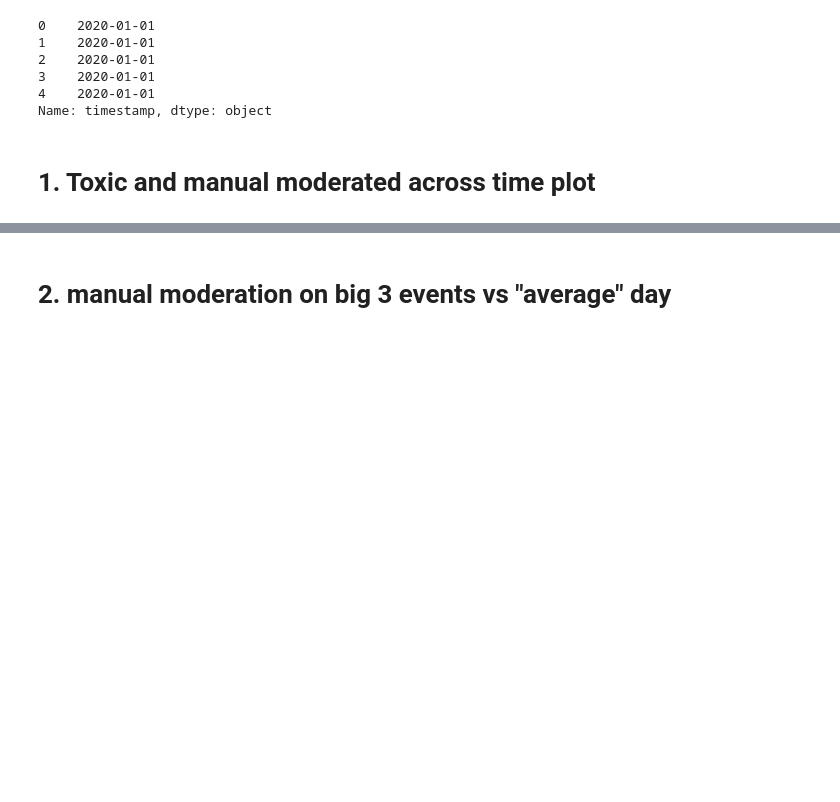
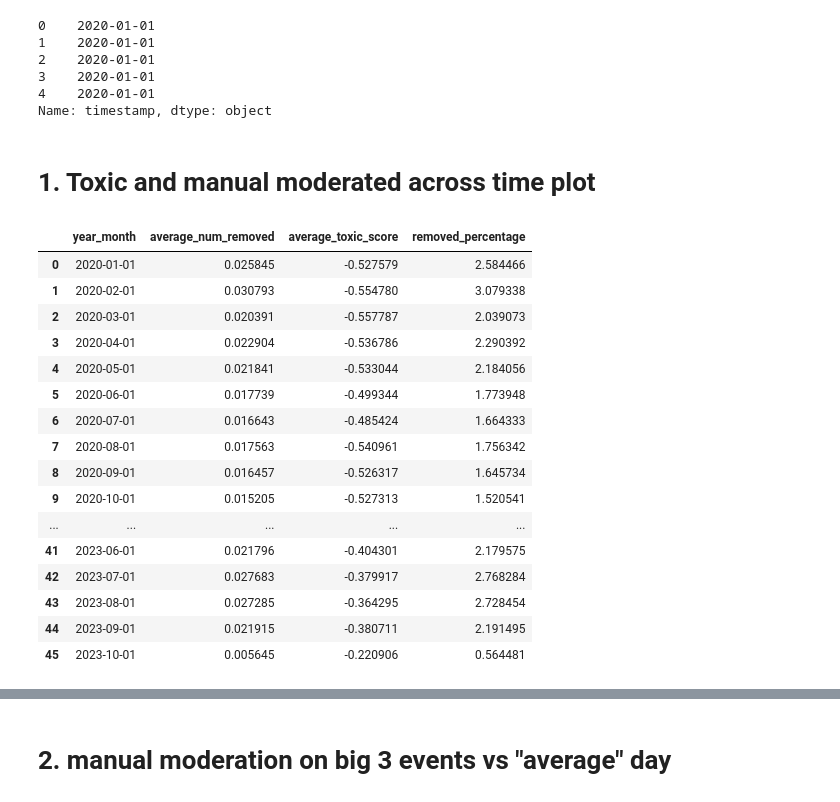
Before and after one commit to rhyden-kx/DSA4264, a Jupyter notebook: eda_2/manual_moderation.ipynb, the cells around one changed output, grey strips where cells are left out. Saved outputs shown, nothing was run; the diff lists cells and outputs as text; code cells hidden in the pictures; blank space fills up the shorter version.

```diff
--- a/eda_2/manual_moderation.ipynb
+++ b/eda_2/manual_moderation.ipynb
@@ -229,0 +249,20 @@ Name: timestamp, dtype: object
+# %%
+average_toxicity_and_moderation_per_day_df
+# %% [output]
+|  | year_month | average_num_removed | average_toxic_score | removed_percentage |
+| 0 | 2020-01-01 | 0.025845 | -0.527579 | 2.584466 |
+| 1 | 2020-02-01 | 0.030793 | -0.554780 | 3.079338 |
+| 2 | 2020-03-01 | 0.020391 | -0.557787 | 2.039073 |
+| 3 | 2020-04-01 | 0.022904 | -0.536786 | 2.290392 |
+| 4 | 2020-05-01 | 0.021841 | -0.533044 | 2.184056 |
+| 5 | 2020-06-01 | 0.017739 | -0.499344 | 1.773948 |
+| 6 | 2020-07-01 | 0.016643 | -0.485424 | 1.664333 |
+| 7 | 2020-08-01 | 0.017563 | -0.540961 | 1.756342 |
+| 8 | 2020-09-01 | 0.016457 | -0.526317 | 1.645734 |
+| 9 | 2020-10-01 | 0.015205 | -0.527313 | 1.520541 |
+| ... | ... | ... | ... | ... |
+| 41 | 2023-06-01 | 0.021796 | -0.404301 | 2.179575 |
+| 42 | 2023-07-01 | 0.027683 | -0.379917 | 2.768284 |
+| 43 | 2023-08-01 | 0.027285 | -0.364295 | 2.728454 |
+| 44 | 2023-09-01 | 0.021915 | -0.380711 | 2.191495 |
+| 45 | 2023-10-01 | 0.005645 | -0.220906 | 0.564481 |
```
Also changed, not shown: parts of 5 cells of this notebook.
